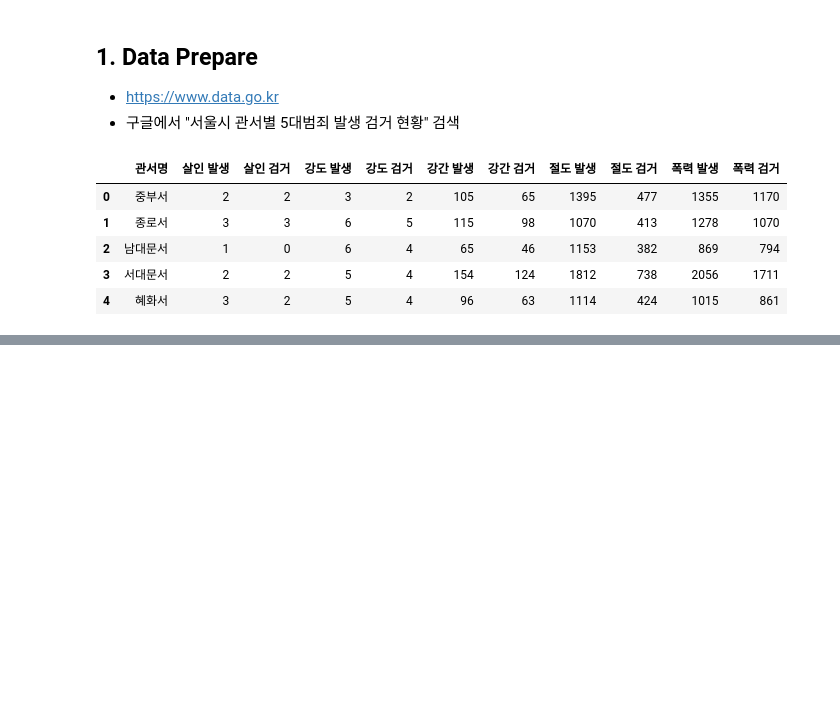
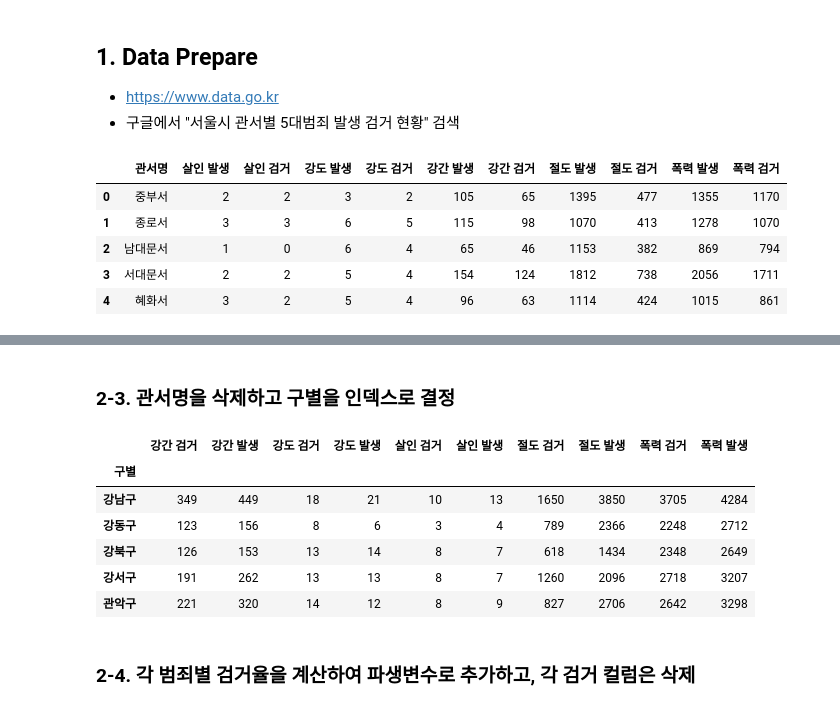
Before and after one commit to ch00251/PythonPractice, a Jupyter notebook: 분석예제3.ipynb, the cells around one changed output, grey strips where cells are left out. Cells and saved outputs as stored; diff of their text form; code cells hidden in the pictures; blank space fills up the shorter version.

```diff
--- a/분석예제3.ipynb
+++ b/분석예제3.ipynb
@@ -36,0 +343,4 @@ crime_anal_police.head()
+# %%
+crime_anal_raw=pd.read_csv("data/seoul/crime_in_seoul_include_gu.csv", index_col=0)
+#index_col=0 : 불러올 때 인덱스 새로 생기는거 방지(그전에 사용했던거 그대로 사용)
+crime_anal_raw.info()
@@ -36,0 +365,18 @@ crime_anal_police.head()
+# %% [markdown]
+### 2-3. 관서명을 삭제하고 구별을 인덱스로 결정
+# %%
+crime_anal=pd.pivot_table(crime_anal_raw, index="구별", aggfunc="sum")
+#숫자들만 합계가 됨, 같은 구의 위도 경도로 합쳐져 버린다
+del crime_anal['위도']#따라서 위도, 경도 삭제(나중에 다시 추가 예정)
+del crime_anal["경도"]
+crime_anal.head()
+# %% [output]
+|  | 강간 검거 | 강간 발생 | 강도 검거 | 강도 발생 | 살인 검거 | 살인 발생 | 절도 검거 | 절도 발생 | 폭력 검거 | 폭력 발생 |
+| 구별 |  |  |  |  |  |  |  |  |  |  |
+| 강남구 | 349 | 449 | 18 | 21 | 10 | 13 | 1650 | 3850 | 3705 | 4284 |
+| 강동구 | 123 | 156 | 8 | 6 | 3 | 4 | 789 | 2366 | 2248 | 2712 |
+| 강북구 | 126 | 153 | 13 | 14 | 8 | 7 | 618 | 1434 | 2348 | 2649 |
+| 강서구 | 191 | 262 | 13 | 13 | 8 | 7 | 1260 | 2096 | 2718 | 3207 |
+| 관악구 | 221 | 320 | 14 | 12 | 8 | 9 | 827 | 2706 | 2642 | 3298 |
+# %% [markdown]
+### 2-4. 각 범죄별 검거율을 계산하여 파생변수로 추가하고, 각 검거 컬럼은 삭제
```
Also changed, not shown: parts of 28 cells of this notebook.
